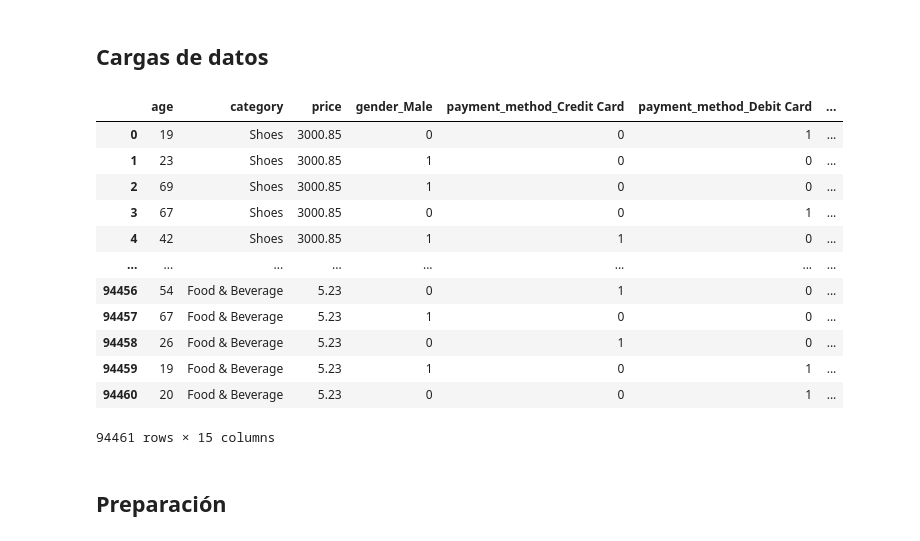
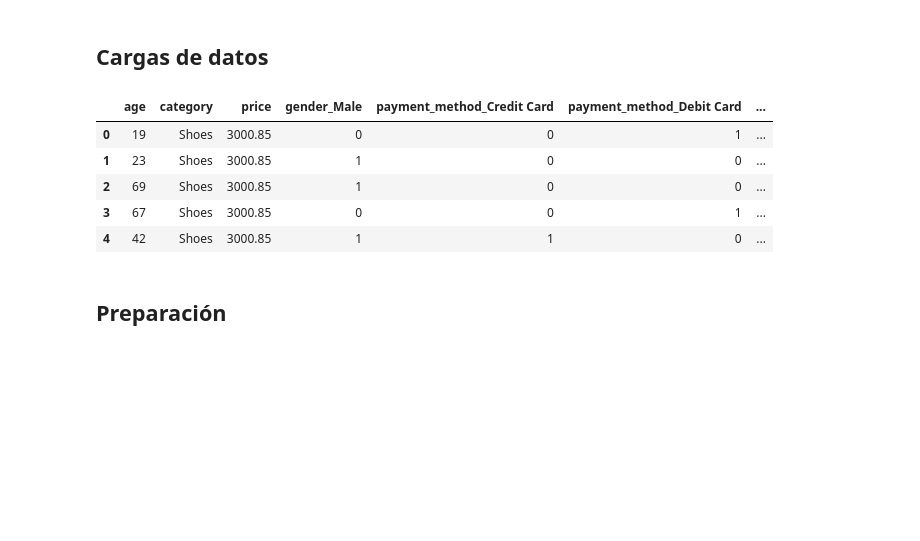
Before and after one commit to Mdm2016/Monografia-udea-cohorte-5, a Jupyter notebook: entregable_ii/4.modelos.ipynb, the cells around one changed output. Saved outputs shown, nothing was run; the diff lists cells and outputs as text; code cells hidden in the pictures; blank space fills up the shorter version.

```diff
--- a/entregable_ii/4.modelos.ipynb
+++ b/entregable_ii/4.modelos.ipynb
@@ -30,21 +34,14 @@ plt.style.use('ggplot')
 path = os.path.join('data', 'customers_model.csv')
 customer_data = pd.read_csv(path)
 # %%
-customer_data
+customer_data.head()
 # %% [output]
 |  | age | category | price | gender_Male | payment_method_Credit Card | payment_method_Debit Card | ... |
 | 0 | 19 | Shoes | 3000.85 | 0 | 0 | 1 | ... |
 | 1 | 23 | Shoes | 3000.85 | 1 | 0 | 0 | ... |
 | 2 | 69 | Shoes | 3000.85 | 1 | 0 | 0 | ... |
 | 3 | 67 | Shoes | 3000.85 | 0 | 0 | 1 | ... |
 | 4 | 42 | Shoes | 3000.85 | 1 | 1 | 0 | ... |
-| ... | ... | ... | ... | ... | ... | ... | ... |
-| 94456 | 54 | Food & Beverage | 5.23 | 0 | 1 | 0 | ... |
-| 94457 | 67 | Food & Beverage | 5.23 | 1 | 0 | 0 | ... |
-| 94458 | 26 | Food & Beverage | 5.23 | 0 | 1 | 0 | ... |
-| 94459 | 19 | Food & Beverage | 5.23 | 1 | 0 | 1 | ... |
-| 94460 | 20 | Food & Beverage | 5.23 | 0 | 0 | 1 | ... |
-94461 rows × 15 columns
 # %% [markdown]
 ## Preparación
 # %%
```
Also changed, not shown: parts of 37 cells of this notebook.
